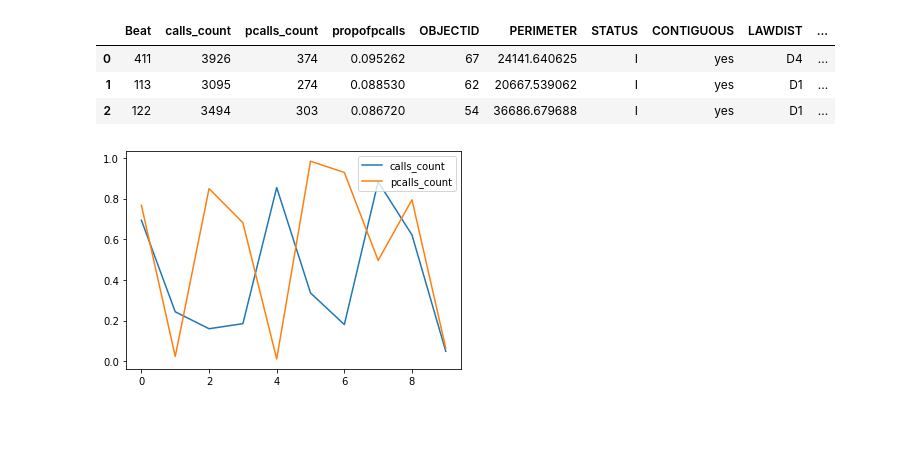
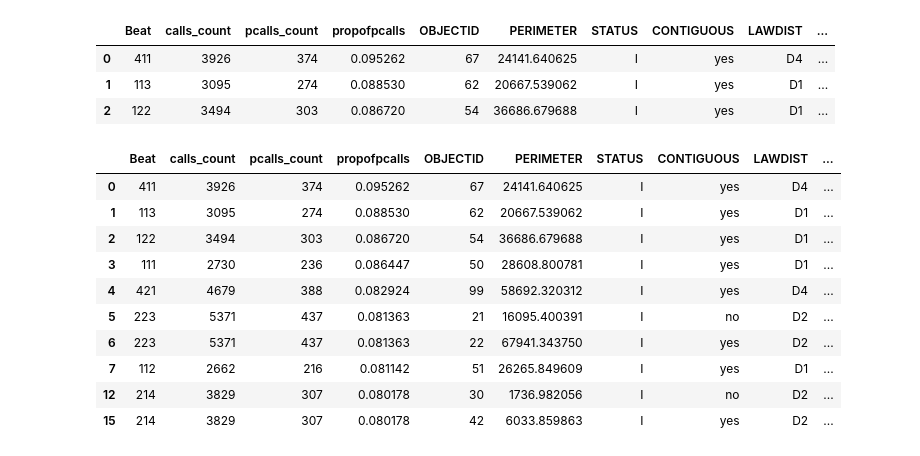
Before and after one commit to sadiesheridan/dataplus-project27-community-safety-durham, a Jupyter notebook: 10_code/prioritycalls_analysis.ipynb, the cells around one changed output. Cells and saved outputs as stored; diff of their text form; code cells hidden in the pictures; blank space fills up the shorter version.

```diff
--- a/10_code/prioritycalls_analysis.ipynb
+++ b/10_code/prioritycalls_analysis.ipynb
@@ -128,10 +127,18 @@ policebeatwithcalls.head(3)
 | 0 | 411 | 3926 | 374 | 0.095262 | 67 | 24141.640625 | I | yes | D4 | ... |
 | 1 | 113 | 3095 | 274 | 0.088530 | 62 | 20667.539062 | I | yes | D1 | ... |
 | 2 | 122 | 3494 | 303 | 0.086720 | 54 | 36686.679688 | I | yes | D1 | ... |
-# %%
-fig, ax = plt.subplots(1, 1)
-policebeatwithcalls.plot(column='Beat',
-                         legend=True,
-                         ax=ax);
-# %% [output]
-[figure, removed]
+# %%
+dangerareas = policebeatswithcalls.sort_values('propofpcalls', ascending=False).head(10)
+dangerareas
+# %% [output]
+|  | Beat | calls_count | pcalls_count | propofpcalls | OBJECTID | PERIMETER | STATUS | CONTIGUOUS | LAWDIST | ... |
+| 0 | 411 | 3926 | 374 | 0.095262 | 67 | 24141.640625 | I | yes | D4 | ... |
+| 1 | 113 | 3095 | 274 | 0.088530 | 62 | 20667.539062 | I | yes | D1 | ... |
+| 2 | 122 | 3494 | 303 | 0.086720 | 54 | 36686.679688 | I | yes | D1 | ... |
+| 3 | 111 | 2730 | 236 | 0.086447 | 50 | 28608.800781 | I | yes | D1 | ... |
+| 4 | 421 | 4679 | 388 | 0.082924 | 99 | 58692.320312 | I | yes | D4 | ... |
+| 5 | 223 | 5371 | 437 | 0.081363 | 21 | 16095.400391 | I | no | D2 | ... |
+| 6 | 223 | 5371 | 437 | 0.081363 | 22 | 67941.343750 | I | yes | D2 | ... |
+| 7 | 112 | 2662 | 216 | 0.081142 | 51 | 26265.849609 | I | yes | D1 | ... |
+| 12 | 214 | 3829 | 307 | 0.080178 | 30 | 1736.982056 | I | no | D2 | ... |
+| 15 | 214 | 3829 | 307 | 0.080178 | 42 | 6033.859863 | I | yes | D2 | ... |
```
Also changed, not shown: parts of 6 cells of this notebook.
